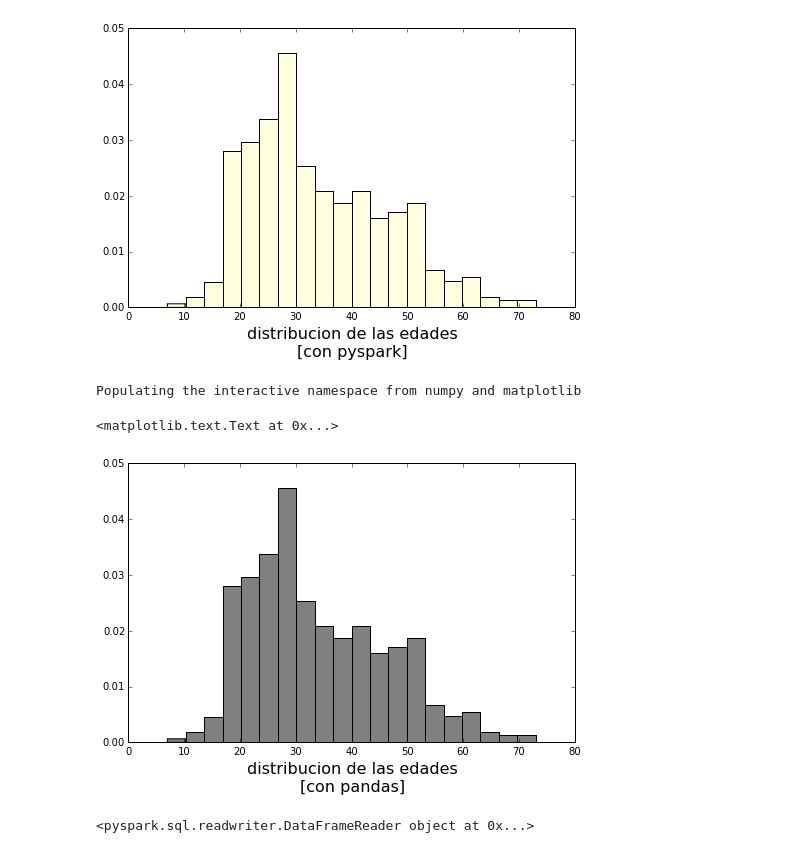
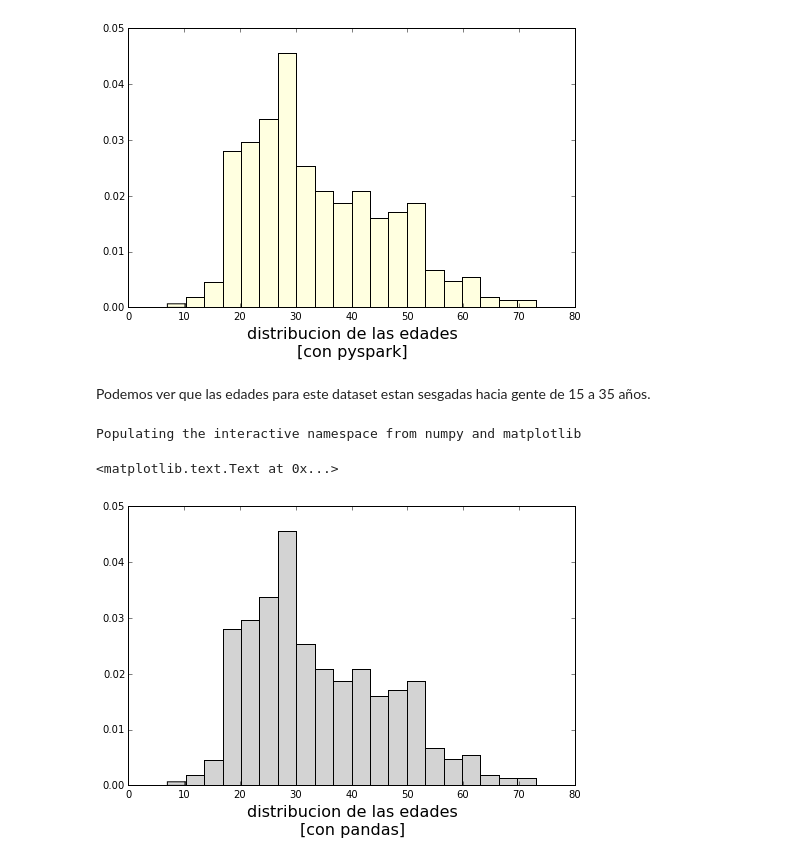
Before and after one commit to alonsopg/PySpark-Notes, a Jupyter notebook: Exploring and visualizing data..ipynb, the cells around one changed output. Cells and saved outputs as stored; diff of their text form; code cells hidden in the pictures.

```diff
--- a/Exploring and visualizing data..ipynb
+++ b/Exploring and visualizing data..ipynb
@@ -14,7 +14,7 @@ u'1|24|M|technician|85711'
 Solo un pequeño parentesis de como podemos explorar los datos de forma muy eficiente con pandas:
 # %%
 import pandas as pd
-df = pd.read_csv('/Users/user/GitHub/pyspark_exercises/ml-100k/u.user', sep='|',
+df = pd.read_csv('/Users/user/GitHub/PySpark-Notes/ml-100k/u.user', sep='|',
                  #Le podemos colocar algunos headers para mayor comodidad:
                  names = ['Age','Gender', 'Occupation', 'ZIP_CODE'])
 df.head()
@@ -185,24 +184,22 @@ count_by_gender =
+# %% [markdown]
+Podemos ver que las edades para este dataset estan sesgadas hacia gente de 15 a 35 años.
 # %%
+#con pandas
 get_ipython().magic(u'pylab inline')
 import matplotlib
 import numpy as np
 import matplotlib.pyplot as plt
 
 #df['Age'].value_counts()
 #ages = user_fields.map(lambda x: int(x[1])).collect()
 ages = [df['Age']]
 #print ages
-hist(ages, bins=20, color='gray', normed=True)
+hist(ages, bins=20, color='lightgray', normed=True)
 fig = matplotlib.pyplot.gcf()
 #mover tamaño
 fig.set_size_inches(8,5)
 plt.xlabel('distribucion de las edades\n[con pandas]', fontsize=16)
 # %% [output]
 Populating the interactive namespace from numpy and matplotlib
 <matplotlib.text.Text at 0x...>
-[figure, old version]
+[figure, new version]
-# %%
-sparkDF = sqlContext.read.format('com.databricks.spark.csv').lo
-('/Users/user/GitHub/pyspark_exercises/ml-100k/u.user')
-# %% [output]
-<pyspark.sql.readwriter.DataFrameReader object at 0x...>
```
Also changed, not shown: parts of 9 cells of this notebook, 33 other files.
